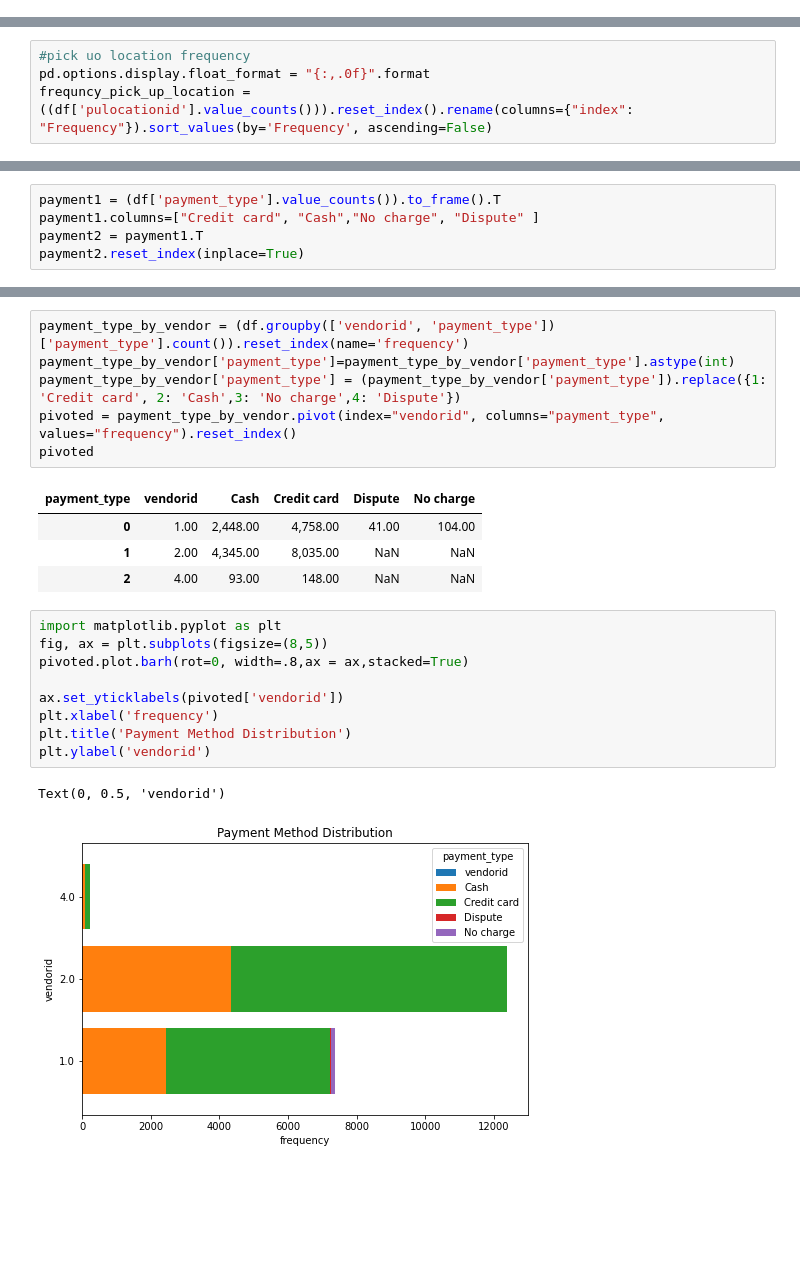
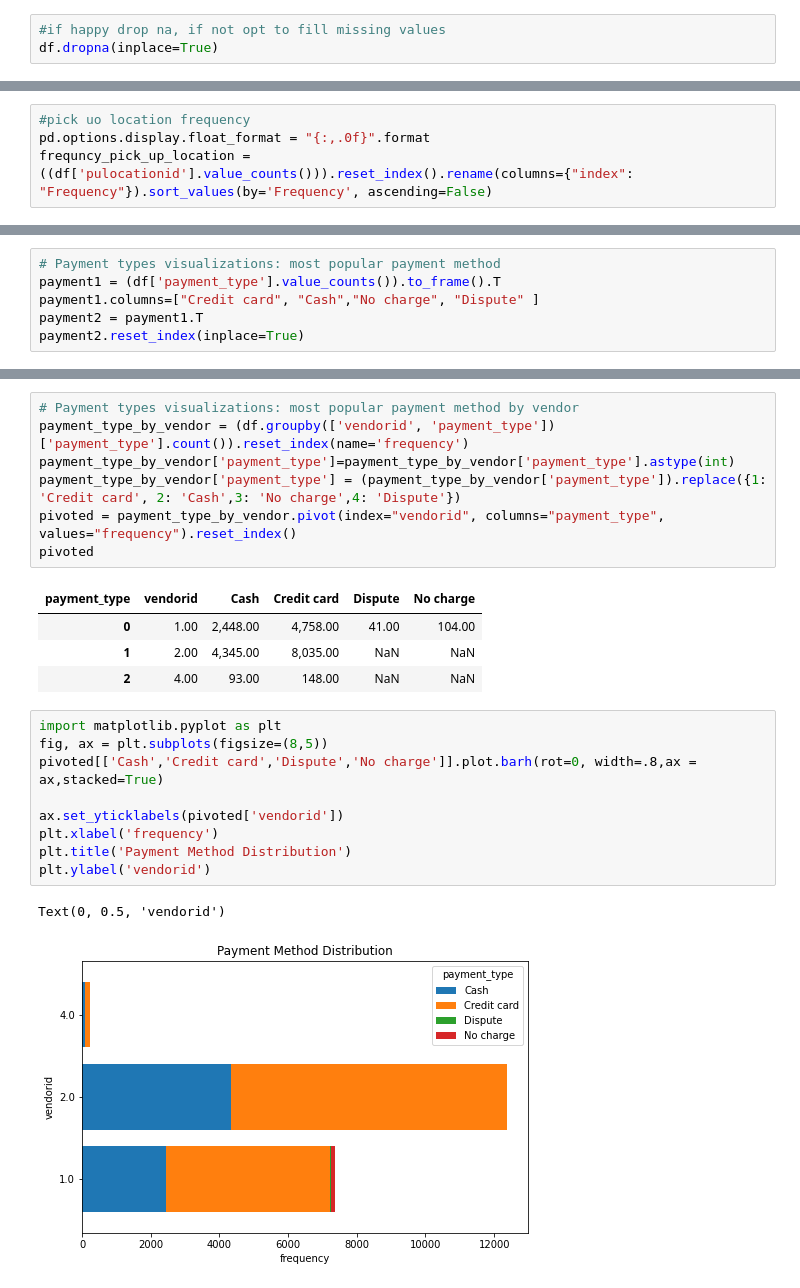
Before and after one commit to Danddt/Practice-run, a Jupyter notebook: taxi-with-pandas.ipynb, the cells around one changed output, grey strips where cells are left out. Drawn from its saved outputs; the diff is of its cells as text; blank space fills up the shorter version.

```diff
--- a/taxi-with-pandas.ipynb
+++ b/taxi-with-pandas.ipynb
@@ -59,3 +60,6 @@ memory usage: 2.7+ MB
 df[df['fare_amount'].isna()] # find all missing values in 'fare_amount'
 # %% [output]
 |  | vendorid | tpep_pickup_datetime | tpep_dropoff_datetime | passenger_count | trip_distance | ratecodeid | ... |
+# %%
+#if happy drop na, if not opt to fill missing values
+df.dropna(inplace=True)
@@ -120,6 +130,7 @@ passanger_distance.plot.line(figsize=(20,12))
 <AxesSubplot:>
 [figure]
 # %%
+# Payment types visualizations: most popular payment method
 payment1 = (df['payment_type'].value_counts()).to_frame().T
 payment1.columns=["Credit card", "Cash","No charge", "Dispute" ]
 payment2 = payment1.T
@@ -132,6 +143,7 @@ fig.show()
 # %% [output]
 [interactive output not drawn]
 # %%
+# Payment types visualizations: most popular payment method by vendor
 payment_type_by_vendor = (df.groupby(['vendorid', 'payment_type'])['payment_type'].count()).reset_index(name='frequency')
 payment_type_by_vendor['payment_type']=payment_type_by_vendor['payment_type'].astype(int)
 payment_type_by_vendor['payment_type'] = (payment_type_by_vendor['payment_type']).replace({1: 'Credit card', 2: 'Cash',3: 'No charge',4: 'Dispute'})
@@ -145,12 +157,12 @@ pivoted
 # %%
 import matplotlib.pyplot as plt
 fig, ax = plt.subplots(figsize=(8,5))
-pivoted.plot.barh(rot=0, width=.8,ax = ax,stacked=True)
+pivoted[['Cash','Credit card','Dispute','No charge']].plot.barh(rot=0, width=.8,ax = ax,stacked=True)
 
 ax.set_yticklabels(pivoted['vendorid'])
 plt.xlabel('frequency')
 plt.title('Payment Method Distribution')
 plt.ylabel('vendorid')
 # %% [output]
 Text(0, 0.5, 'vendorid')
-[figure, old version]
+[figure, new version]
```
Also changed, not shown: parts of 9 cells of this notebook.
